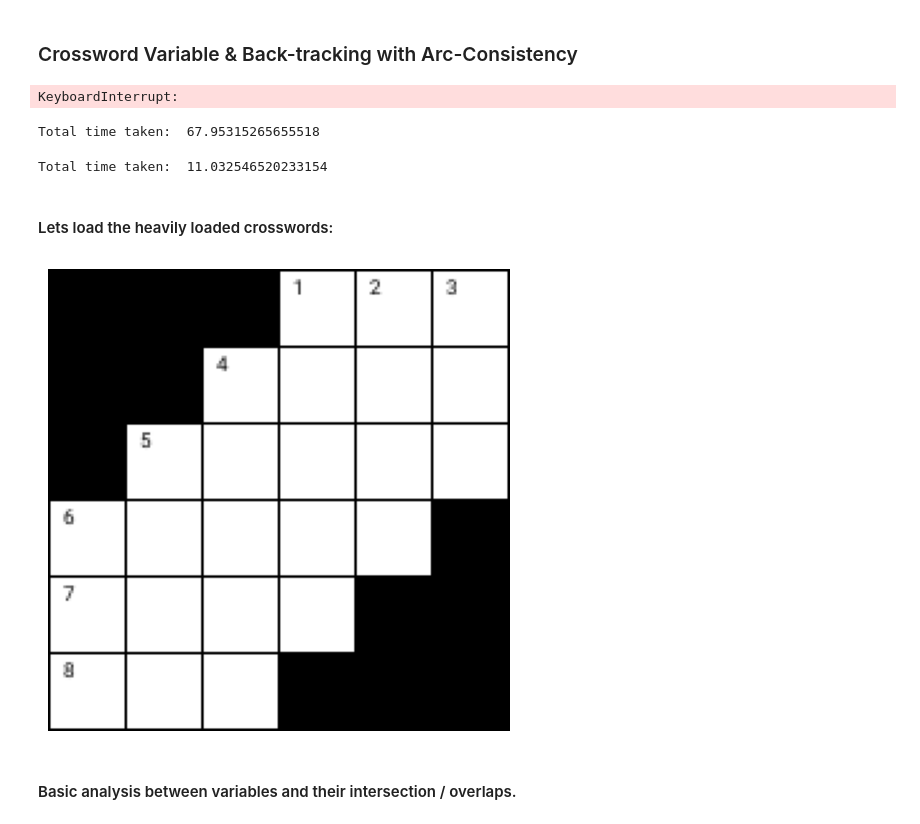
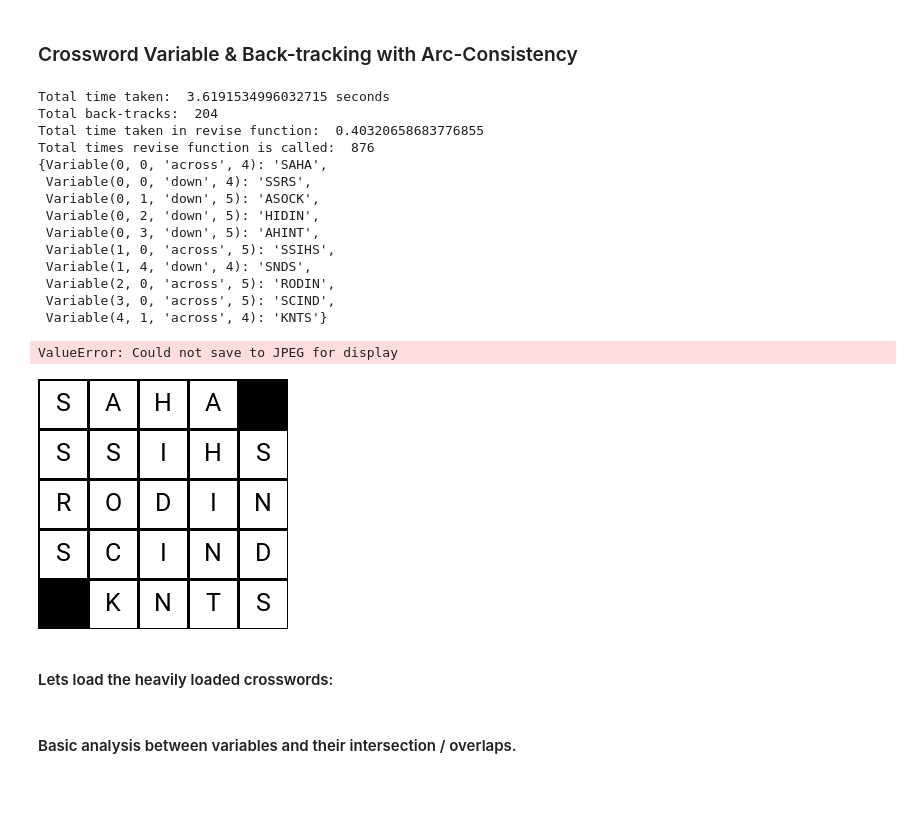
Before and after one commit to prajeshshrestha/Crossword-Generator, a Jupyter notebook: Backtracking_Feasible_&_Infeasible_case_analysis.ipynb, the cells around one changed output. Cells and saved outputs as stored; diff of their text form; code cells hidden in the pictures; blank space fills up the shorter version.

```diff
--- a/Backtracking_Feasible_&_Infeasible_case_analysis.ipynb
+++ b/Backtracking_Feasible_&_Infeasible_case_analysis.ipynb
@@ -193,7 +193,7 @@ class CrosswordCreator():
             if len(word) == ans_length:
                 output.append(word.upper())
         random.shuffle(output)
-        output = output[:5000]
+#         output = output[:5000]
         return set(output)  # lets get the domain answers in list format
 
     def letter_grid(self, assignment):
@@ -242,7 +242,7 @@ class CrosswordCreator():
              self.crossword.height * cell_size),
             "black"
         )
-        font = ImageFont.truetype("/content/Roboto-Regular.ttf", f_size)
+        font = ImageFont.truetype("./Roboto-Regular.ttf", f_size)
         draw = ImageDraw.Draw(img)
 
         for i in range(self.crossword.height):
@@ -263,8 +263,8 @@ class CrosswordCreator():
                              rect[0][1] + ((interior_size - h) / 2) - 5),
                             letters[i][j], fill="black", font=font
                         )
-        if filename is not None:
-            img.save(filename)
+#         if filename is not None:
+#             img.save(filename)
         return img
 
     ### here starts the main solving category
@@ -503,7 +503,7 @@ class CrosswordCreator():
 
         domain_values = shuffled_curr_domain if self.do_random else list(self.domains[var][-1])
 
-        for value in self.order_domain_values(var, assignment, domain_values):
+        for value in domain_values:
             new_assignment = assignment.copy()
             new_assignment[var] = value
             if self.consistent(new_assignment):
@@ -566,45 +566,60 @@ class CrosswordParallelSolver(CrosswordCreator):
     def solve_parallel(self):
         return self.parallel_backtrack(dict())
 # %%
-word_list_path = '/content/all_answers.txt'
-word_list_path = "/content/new_answer_list.txt"
+word_list_path = './Word List/all_answers.txt'
+# word_list_path = "/content/new_answer_list.txt"
 
 # 4x4 grid
-# grid = [['', 'A', 'A', 'A'],
-#         ['A', 'A', 'A', 'A'],
-#         ['A', 'A', 'A', 'A'],
-#         ['A', 'A', 'A', '']]
+grid = [['', 'A', 'A', 'A'],
+        ['A', 'A', 'A', 'A'],
+        ['A', 'A', 'A', 'A'],
+        ['A', 'A', 'A', '']]
 
 # # 5x5 grid
-# grid = [['A', 'A', 'A', 'a', ''],
-#         ['A', 'A', 'A', 'A', 'a'],
-#         ['a', 'A', 'A', 'A', 'a'],
-#         ['a', 'A', 'A', 'A', 'A'],
-#         ['', 'a', 'A', 'A', 'A'],]
+grid = [['A', 'A', 'A', 'a', ''],
+        ['A', 'A', 'A', 'A', 'a'],
+        ['a', 'A', 'A', 'A', 'a'],
+        ['a', 'A', 'A', 'A', 'A'],
+        ['', 'a', 'A', 'A', 'A'],]
 
 # 6x6 grid
-grid = [['A', 'A', 'A', '', '', ''],
-        ['A', 'A', 'A', 'A', 'A', ''],
-        ['A', 'A', 'A', 'A', 'A', 'A'],
-        ['A', 'A', 'A', 'A', 'A', 'A'],
-        ['', 'A', 'A', 'A', 'A', 'A'],
-        ['', '', '', 'A', 'A', 'A']]
+# grid = [['A', 'A', 'A', '', '', ''],
+#         ['A', 'A', 'A', 'A', 'A', ''],
+#         ['A', 'A', 'A', 'A', 'A', 'A'],
+#         ['A', 'A', 'A', 'A', 'A', 'A'],
+#         ['', 'A', 'A', 'A', 'A', 'A'],
+#         ['', '', '', 'A', 'A', 'A']]
 
 start_t = time.time()
 crossword = Crossword(grid, word_list_path)
 creator = CrosswordCreator(crossword, do_random = True)
 # creator = CrosswordParallelSolver(crossword, do_random = True)
 assignment = creator.solve()
 end_t = time.time()
 
 print("Total time taken: ", end_t - start_t, 'seconds')
 print("Total back-tracks: ", creator.ASSIGNMENT_COUNT)
 print("Total time taken in revise function: ", creator.t_revise_time)
 print("Total times revise function is called: ", creator.t_revise_called)
 pprint(assignment)
 creator.save(assignment, block_size = 50, f_size = 25)
 # %% [output]
-KeyboardInterrupt:
+Total time taken:  3.6191534996032715 seconds
+Total back-tracks:  204
+Total time taken in revise function:  0.40320658683776855
+Total times revise function is called:  876
+{Variable(0, 0, 'across', 4): 'SAHA',
+ Variable(0, 0, 'down', 4): 'SSRS',
+ Variable(0, 1, 'down', 5): 'ASOCK',
+ Variable(0, 2, 'down', 5): 'HIDIN',
+ Variable(0, 3, 'down', 5): 'AHINT',
+ Variable(1, 0, 'across', 5): 'SSIHS',
+ Variable(1, 4, 'down', 4): 'SNDS',
+ Variable(2, 0, 'across', 5): 'RODIN',
+ Variable(3, 0, 'across', 5): 'SCIND',
+ Variable(4, 1, 'across', 4): 'KNTS'}
+ValueError: Could not save to JPEG for display
+[figure, added]
 # %%
 variable = list(creator.crossword.variables)[0]
 
@@ -618,8 +633,6 @@ for neighbor in creator.crossword.neighbors(variable):
                 values_penalty[value] += 1
 end_t = time.time()
 print("\nTotal time taken: ", end_t - start_t)
-# %% [output]
-Total time taken:  67.95315265655518
 # %%
 values_penalty = Counter()
 no_samples = 10000
@@ -638,8 +651,6 @@ heapq.heapify(priority_queue)
 end_t = time.time()
 
 print("\nTotal time taken: ", end_t - start_t)
-# %% [output]
-Total time taken:  11.032546520233154
 # %% [markdown]
 #### Lets load the heavily loaded crosswords:
 # %%
@@ -675,8 +686,6 @@ print("Total time taken in revise function: ", creator.t_revise_time)
 print("Total times revise function is called: ", creator.t_revise_called)
 pprint(assignment)
 creator.save(assignment, block_size = 50, f_size = 25)
-# %% [output]
-[figure, removed]
 # %% [markdown]
 #### Basic analysis between variables and their intersection / overlaps.
 # %%
```
Also changed, not shown: parts of 9 cells of this notebook, 19 other files.
